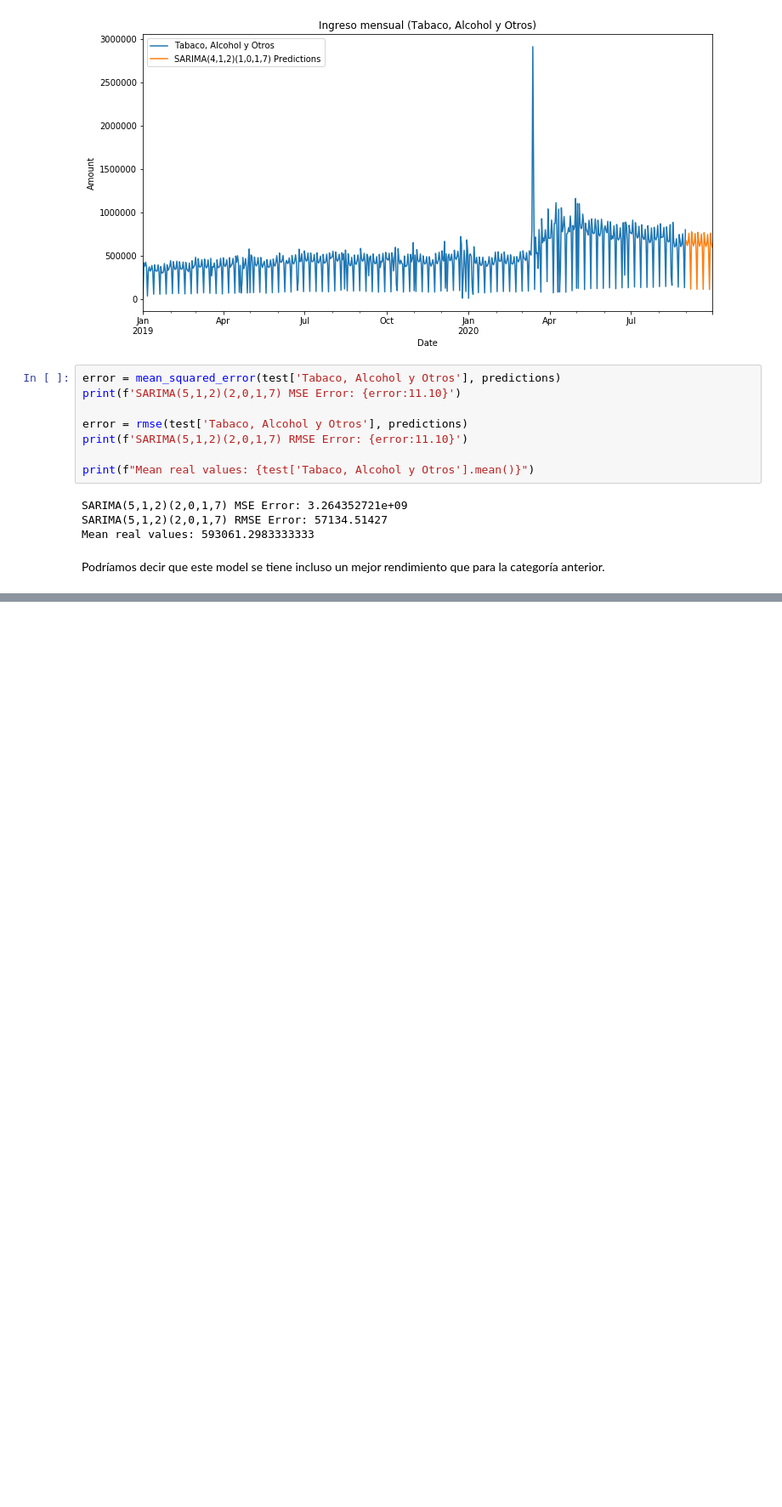
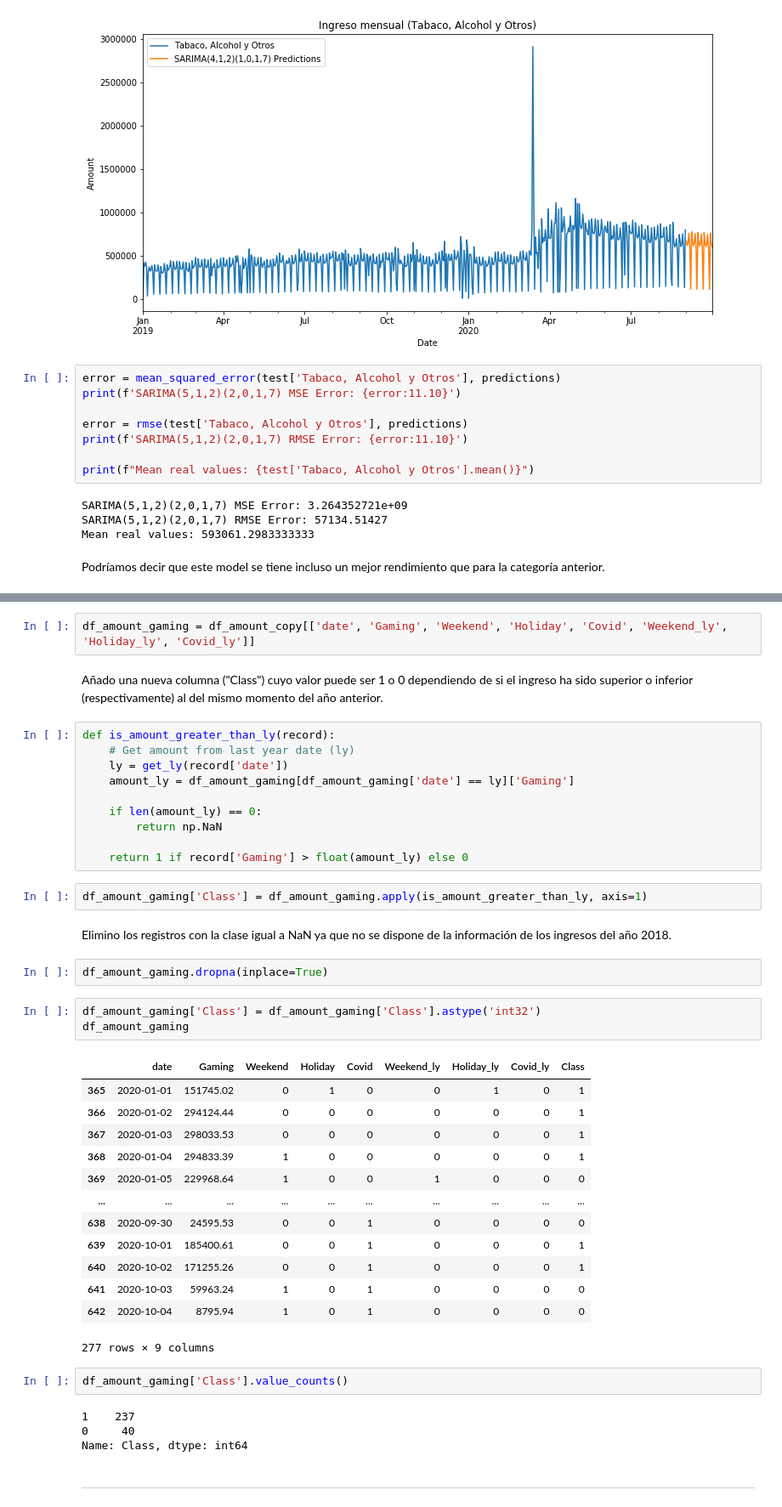
Before and after one commit to csar95/Gasto-con-Tarjeta_Time-Series, a Jupyter notebook: workbook.ipynb, the cells around one changed output, grey strips where cells are left out. Shown at 85% size. Saved outputs shown, nothing was run; the diff lists cells and outputs as text; blank space fills up the shorter version.

```diff
--- a/workbook.ipynb
+++ b/workbook.ipynb
@@ -472,0 +552,45 @@ Podríamos decir que este model se tiene incluso un mejor rendimiento que para l
+# %%
+df_amount_gaming = df_amount_copy[['date', 'Gaming', 'Weekend', 'Holiday', 'Covid', 'Weekend_ly', 'Holiday_ly', 'Covid_ly']]
+# %% [markdown]
+Añado una nueva columna ("Class") cuyo valor puede ser 1 o 0 dependiendo de si el ingreso ha sido superior o inferior (respectivamente) al del mismo momento del año anterior.
+# %%
+def is_amount_greater_than_ly(record):
+    # Get amount from last year date (ly)
+    ly = get_ly(record['date'])
+    amount_ly = df_amount_gaming[df_amount_gaming['date'] == ly]['Gaming']
+
+    if len(amount_ly) == 0:
+        return np.NaN
+
+    return 1 if record['Gaming'] > float(amount_ly) else 0
+# %%
+df_amount_gaming['Class'] = df_amount_gaming.apply(is_amount_greater_than_ly, axis=1)
+# %% [markdown]
+Elimino los registros con la clase igual a NaN ya que no se dispone de la información de los ingresos del año 2018.
+# %%
+df_amount_gaming.dropna(inplace=True)
+# %%
+df_amount_gaming['Class'] = df_amount_gaming['Class'].astype('int32')
+df_amount_gaming
+# %% [output]
+|  | date | Gaming | Weekend | Holiday | Covid | Weekend_ly | Holiday_ly | Covid_ly | Class |
+| 365 | 2020-01-01 | 151745.02 | 0 | 1 | 0 | 0 | 1 | 0 | 1 |
+| 366 | 2020-01-02 | 294124.44 | 0 | 0 | 0 | 0 | 0 | 0 | 1 |
+| 367 | 2020-01-03 | 298033.53 | 0 | 0 | 0 | 0 | 0 | 0 | 1 |
+| 368 | 2020-01-04 | 294833.39 | 1 | 0 | 0 | 0 | 0 | 0 | 1 |
+| 369 | 2020-01-05 | 229968.64 | 1 | 0 | 0 | 1 | 0 | 0 | 0 |
+| ... | ... | ... | ... | ... | ... | ... | ... | ... | ... |
+| 638 | 2020-09-30 | 24595.53 | 0 | 0 | 1 | 0 | 0 | 0 | 0 |
+| 639 | 2020-10-01 | 185400.61 | 0 | 0 | 1 | 0 | 0 | 0 | 1 |
+| 640 | 2020-10-02 | 171255.26 | 0 | 0 | 1 | 0 | 0 | 0 | 1 |
+| 641 | 2020-10-03 | 59963.24 | 1 | 0 | 1 | 0 | 0 | 0 | 0 |
+| 642 | 2020-10-04 | 8795.94 | 1 | 0 | 1 | 0 | 0 | 0 | 0 |
+277 rows × 9 columns
+# %%
+df_amount_gaming['Class'].value_counts()
+# %% [output]
+1    237
+0     40
+Name: Class, dtype: int64
+# %% [markdown]
+***
```
Also changed, not shown: parts of 27 cells of this notebook.
